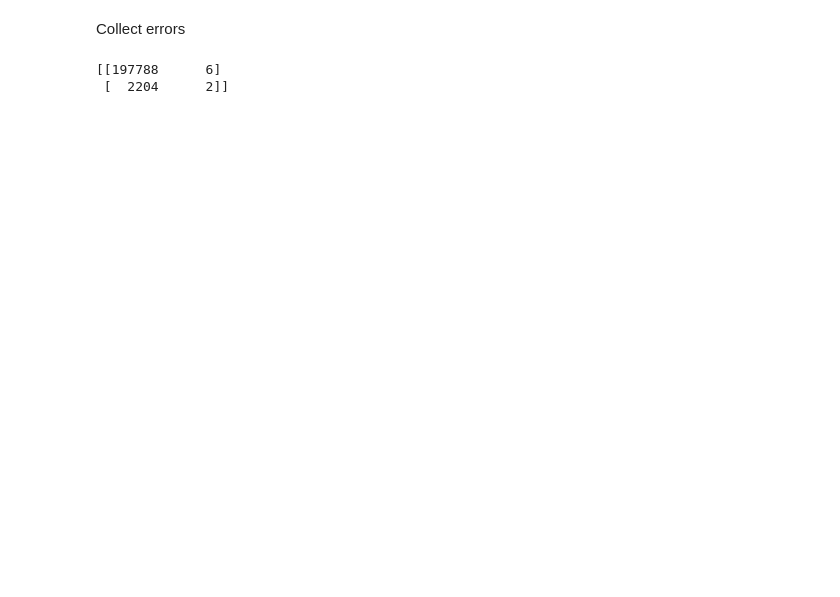
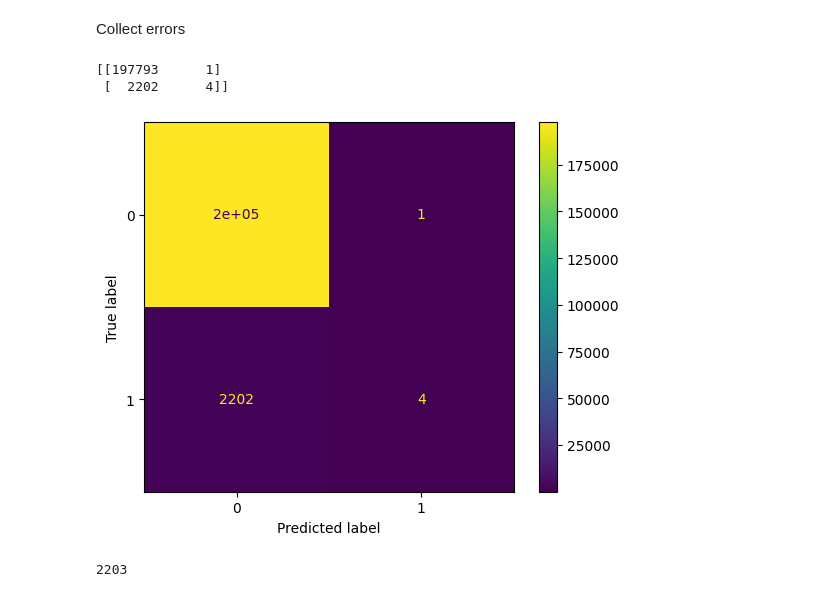
Before and after one commit to MDankloff/Cluster-Bias-Disco, a Jupyter notebook: BAF_exploratory.ipynb, the cells around one changed output. Saved outputs shown, nothing was run; the diff lists cells and outputs as text; code cells hidden in the pictures; blank space fills up the shorter version.

```diff
--- a/BAF_exploratory.ipynb
+++ b/BAF_exploratory.ipynb
@@ -187,21 +277,30 @@ Collect errors
 # %%
 predictions = pd.DataFrame()
 predictions['predicted_class'] = Y_base_hat.tolist()
 predictions = predictions.set_index(X_base_test.index)
 predictions['true_class'] = Y_base_test
 
 #calculating the errors with the absolute value
 predictions['errors'] = abs(predictions['predicted_class'] - predictions['true_class'])
 
 #adding predictions to the test data
 base_onehot_error = X_base_test.merge(predictions, how= 'outer', left_index = True, right_index = True)
 
 errors = base_onehot_error['errors']
 df_out = base_onehot_error.drop(['predicted_class', 'true_class', 'errors'], axis=1)
 base_onehot_error[base_onehot_error['errors']==1]
 
 cm = confusion_matrix(predictions['true_class'], predictions['predicted_class'])
 print(cm)
+
+disp = ConfusionMatrixDisplay(confusion_matrix=cm)
+disp.plot()
+plt.show()
 # %% [output]
-[[197788      6]
- [  2204      2]]
+[[197793      1]
+ [  2202      4]]
+[figure, added]
+# %%
+(base_onehot_error['errors'] == 1).sum()
+# %% [output]
+2203
```
Also changed, not shown: parts of 15 cells of this notebook.
